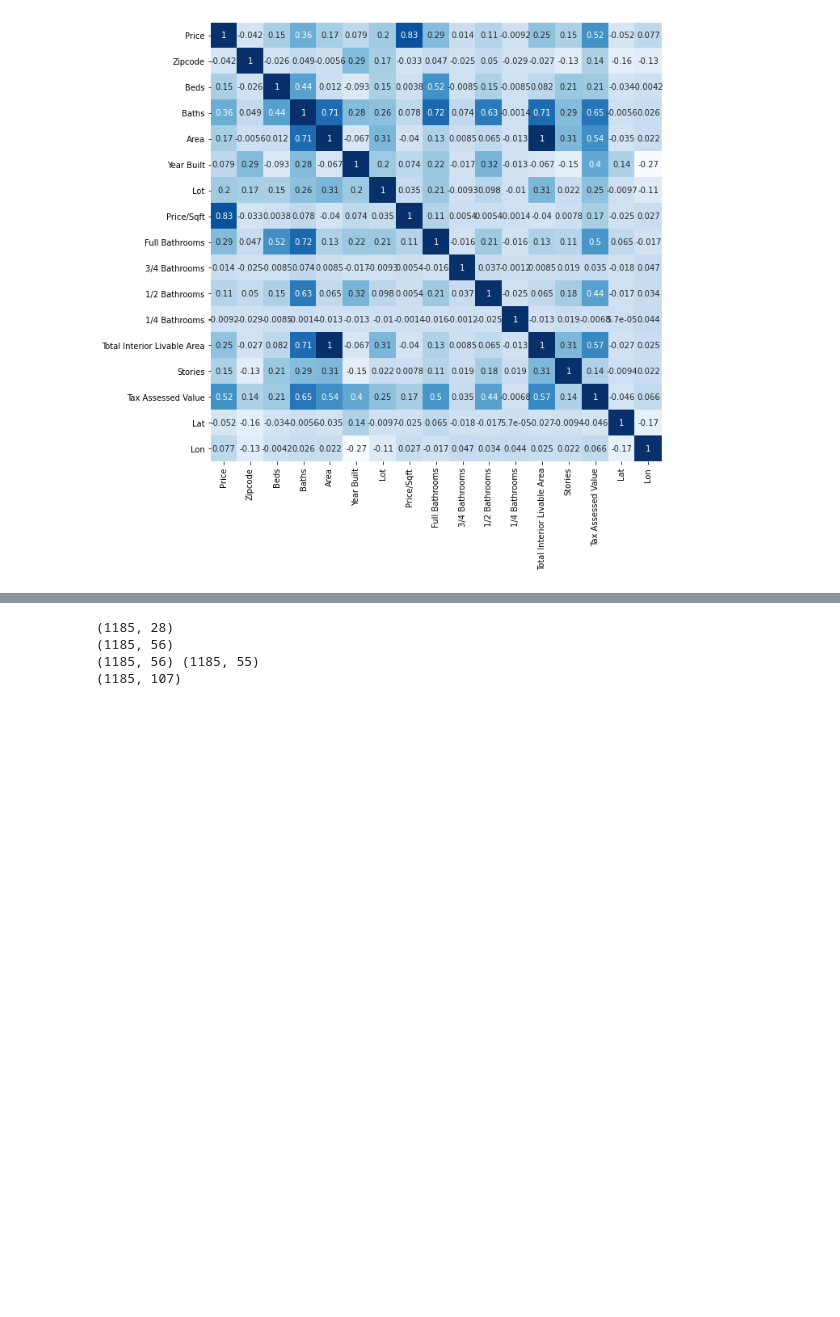
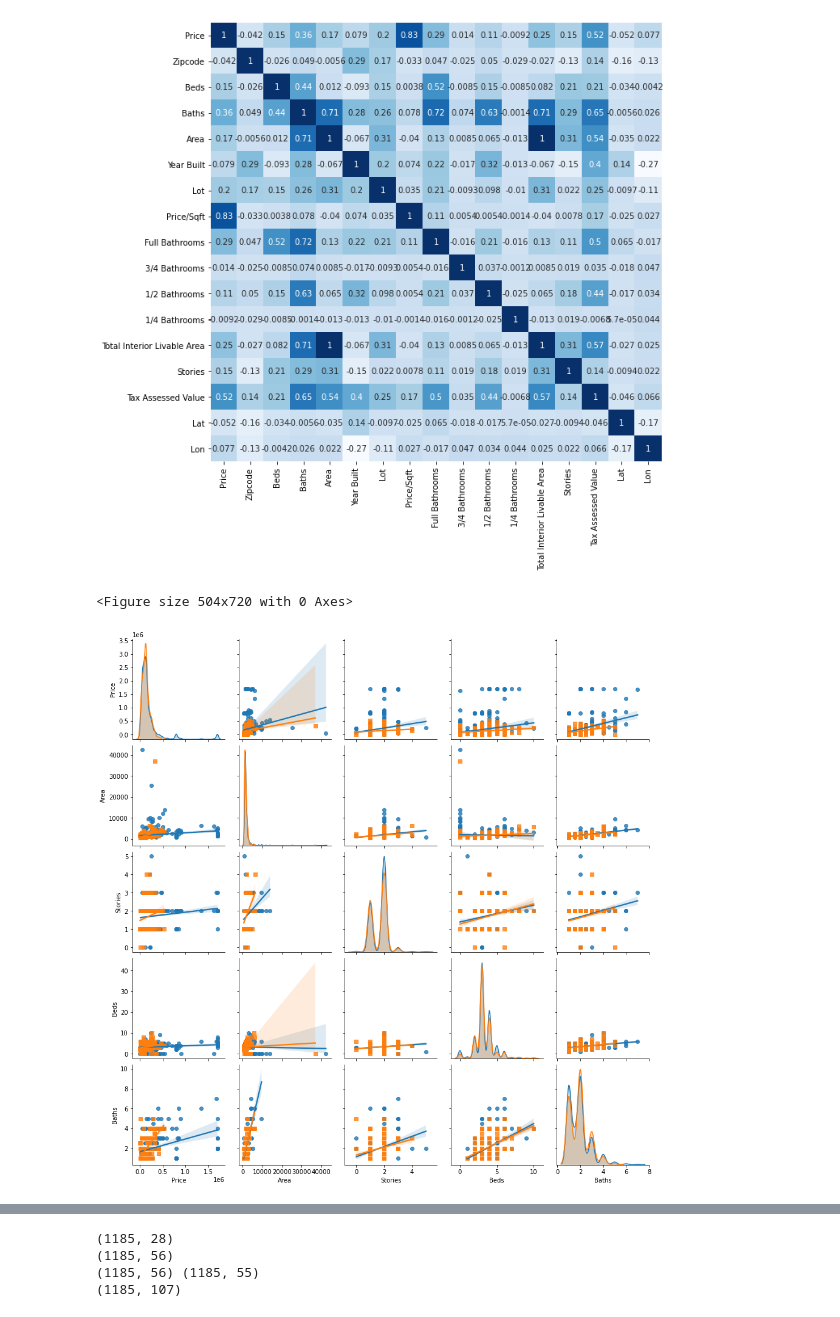
Before and after one commit to aldrinlambon/ranking-real-estate-listings, a Jupyter notebook: DataPreparation.ipynb, the cells around one changed output, grey strips where cells are left out. Cells and saved outputs as stored; diff of their text form; code cells hidden in the pictures; blank space fills up the shorter version.

```diff
--- a/DataPreparation.ipynb
+++ b/DataPreparation.ipynb
@@ -166,6 +174,15 @@ sns.heatmap(df.corr(),annot=True,cmap='Blues',cbar=False)
 # %% [output]
 <matplotlib.axes._subplots.AxesSubplot at 0x...>
 [figure]
+# %%
+cols = ['Price','Area','Stories','Beds','Baths','ListType']
+plt.figure(figsize=(7,10))
+g=sns.pairplot(df[cols],hue='ListType',markers=["o", "s"],
+             kind="reg")
+g._legend.remove();
+# %% [output]
+<Figure size 504x720 with 0 Axes>
+[figure, added]
 # %%
 multi_cat = ['Heating','Parking','Flooring','Exterior Features']
 
```
Also changed, not shown: parts of 2 cells of this notebook.
